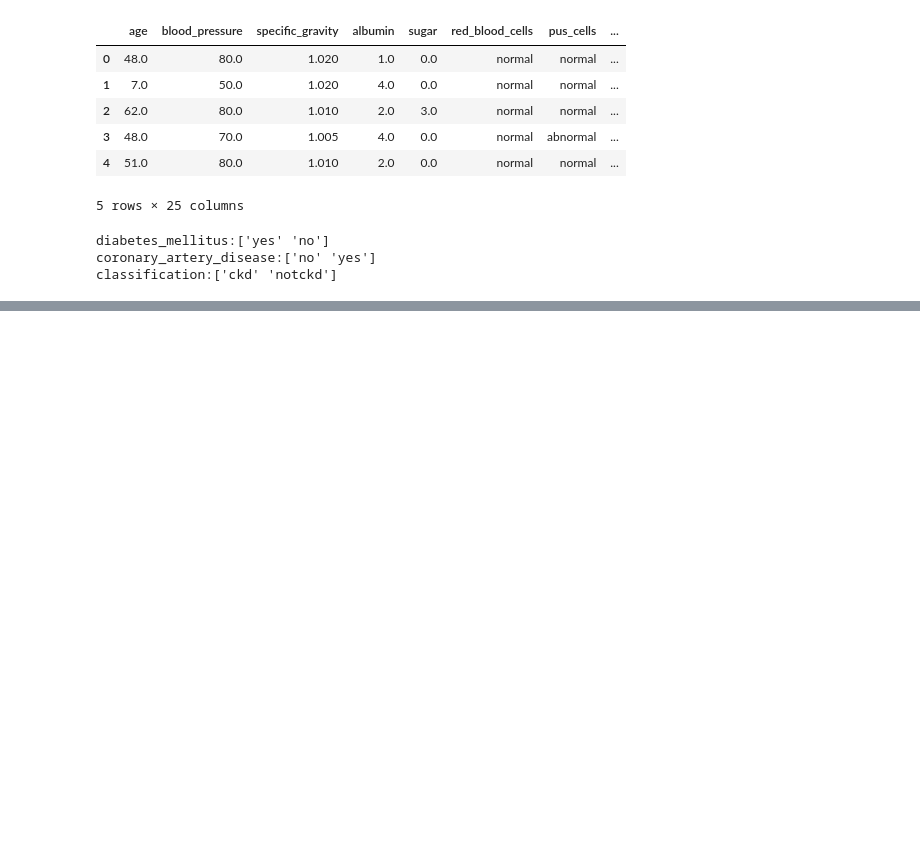
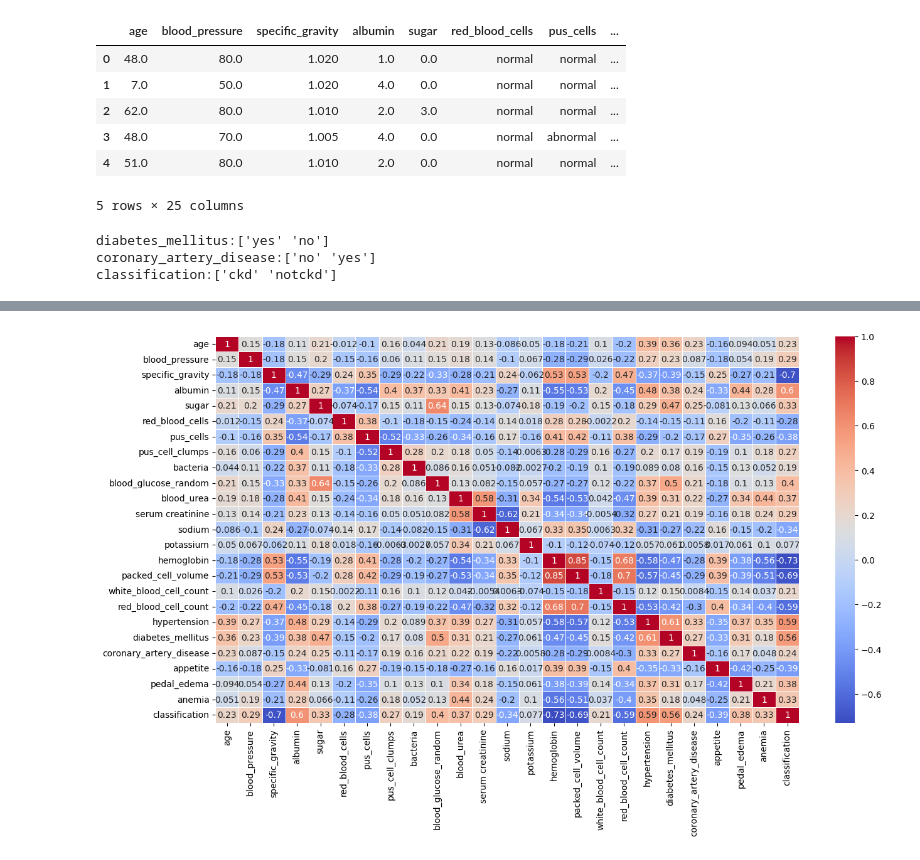
Before and after one commit to msandhiya07/Multidiseasesds, a Jupyter notebook: multidiseases.ipynb, the cells around one changed output, grey strips where cells are left out. Drawn from its saved outputs; the diff is of its cells as text; code cells hidden in the pictures; blank space fills up the shorter version.

```diff
--- a/multidiseases.ipynb
+++ b/multidiseases.ipynb
@@ -325,3 +325,19 @@ print(f"classification:{k_df['classification'].unique()}")
 diabetes_mellitus:['yes' 'no']
 coronary_artery_disease:['no' 'yes']
 classification:['ckd' 'notckd']
+# %%
+# Define mapping for categorical columns
+categorical_mappings = {
+    'classification': {'ckd': 1, 'notckd': 0},
+    'hypertension': {'yes': 1, 'no': 0},
+    'diabetes_mellitus': {'yes': 1, 'no': 0},
+    'coronary_artery_disease': {'yes': 1, 'no': 0},
+    'appetite': {'good': 1, 'poor': 0},
+    'pedal_edema': {'yes': 1, 'no': 0},
+    'anemia': {'yes': 1, 'no': 0}
+}
+
+# Apply mapping to each categorical column
+for col, mapping in categorical_mappings.items():
+    k_df[col] = k_df[col].map(mapping)
+    print(f"{col}: {k_df[col].unique()}")
@@ -327,0 +361,13 @@ classification:['ckd' 'notckd']
+# %%
+# Convert categorical columns to numeric
+categorical_columns = k_df.select_dtypes(include='object').columns
+
+for col in categorical_columns:
+    k_df[col] = k_df[col].astype('category').cat.codes  # Converts to category and assigns numeric codes
+
+# Now plot correlation
+plt.figure(figsize=(15, 8))
+sns.heatmap(k_df.corr(), annot=True, linewidths=0.5, cmap='coolwarm')
+plt.show()
+# %% [output]
+[figure, added]
```
Also changed, not shown: parts of 2 cells of this notebook.
